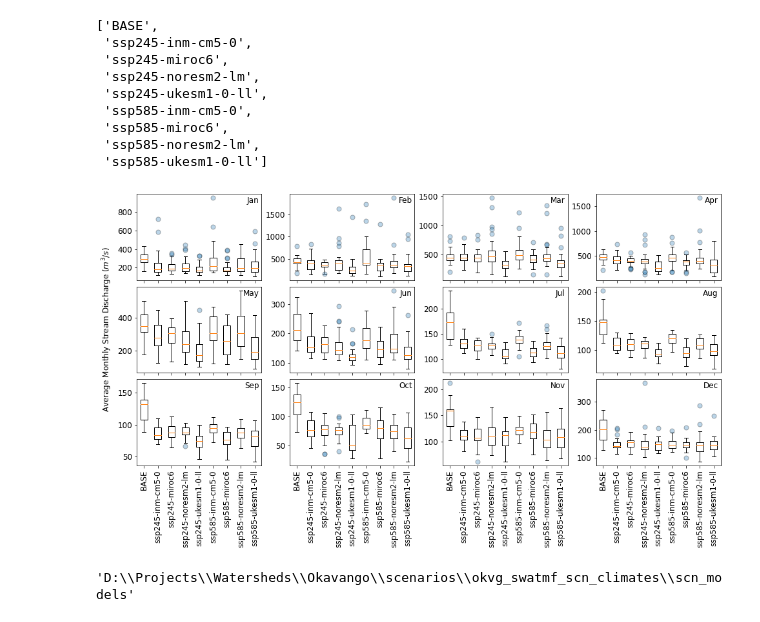
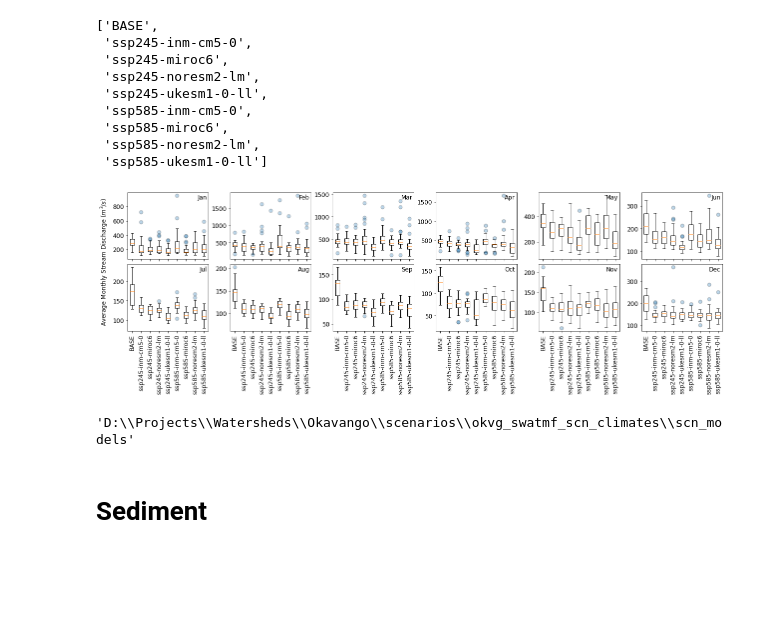
Before and after one commit to spark-brc/swatmf, a Jupyter notebook: okvg_031921_projected_str_sed.ipynb, the cells around one changed output. Saved outputs shown, nothing was run; the diff lists cells and outputs as text; code cells hidden in the pictures; blank space fills up the shorter version.

```diff
--- a/okvg_031921_projected_str_sed.ipynb
+++ b/okvg_031921_projected_str_sed.ipynb
@@ -165,18 +121,2 @@ plt.show()
 # %% [markdown]
 # Get monthly group
-# %%
-mbase_df = pd.DataFrame()
-for i in range(1, 13):
-    df = base_df[base_df.index.month == i]
-    index = [x for x in range(2003, 2020)]
-    df.index=index
-
-    df.rename(columns = {'base_240':'{}'.format(i)}, inplace = True)
-    mbase_df = pd.concat(
-        [mbase_df, df], axis=1,
-        # ignore_index=True
-        sort=False
-        )
-
-
-mbase_df
@@ -217,5 +122,0 @@ base_x
-# %%
-f, ax = plt.subplots()
-ax.boxplot(mbase_df.values)
-ax.tick_params(axis='both', labelsize=12)
-plt.show()
@@ -239,16 +122,0 @@ Length: 372, dtype: float64
-# %%
-s245_min_df = pd.DataFrame()
-for i in range(1, 13):
-    df = s245_min[s245_min.index.month == i]
-    index = [x for x in range(2020, 2051)]
-    df.index=index
-
-    df.name = i
-    s245_min_df = pd.concat(
-        [s245_min_df, df], axis=1,
-        # ignore_index=True
-        sort=False
-        )
-
-
-s245_min_df
@@ -273,5 +122,0 @@ s245_min_df
-# %%
-f, ax = plt.subplots()
-ax.boxplot(s245_min_df.values)
-ax.tick_params(axis='both', labelsize=12)
-plt.show()
@@ -357,7 +137,7 @@ xlabels
  'ssp585-ukesm1-0-ll']
 # %%
 # Boxplot
-f, axes = plt.subplots(3, 4, figsize=(14,8), sharex=True)
+f, axes = plt.subplots(2, 6, figsize=(18,6), sharex=True)
 ax1 = f.add_subplot(111, frameon=False)
 ax1.tick_params(labelcolor='none', top=False, bottom=False, left=False, right=False)
 month_names = ['Jan','Feb','Mar','Apr','May','Jun',
@@ -369,35 +149,37 @@ flierprops = dict(
                 marker='o', markerfacecolor='#1f77b4', markersize=7,
                 # linestyle='None',
                 # markeredgecolor='none',
                 alpha=0.3)
 for i, ax in enumerate(axes.flat):
     df_m = tot_df.loc[tot_df.index.month==i+1]
     data = [df_m[i].dropna() for i in df_m.columns]
     # df_m = df_m.dropna(ax)
 
     ax.boxplot(data, flierprops=flierprops)
 
 
     # ax.boxplot(df_m.values, flierprops=flierprops)
     ax.set_xticks([i+1 for i in range(9)])
     # ax.set_xticklabels(df_m.keys(), rotation=90)
     ax.set_xticklabels(xlabels, rotation=90)
     # ax.set_xticks(df_m.columns[::1])
     ax.set_title(
         month_names[i],
         horizontalalignment='right',
         x=0.98,
         y=0.85,
         fontsize=12
     )
     ax.tick_params(axis='both', labelsize=12)
 ax1.set_ylabel('Average Monthly Stream Discharge $(m^3/s)$', fontsize=12, labelpad=20)
 plt.tight_layout()
 plt.savefig(os.path.join(wd, 'projected_mstr.png'), dpi=300, bbox_inches="tight")
 plt.show()
 # %% [output]
-[figure, old version]
+[figure, new version]
 # %%
 wd
 # %% [output]
 'D:\\Projects\\Watersheds\\Okavango\\scenarios\\okvg_swatmf_scn_climates\\scn_models'
+# %% [markdown]
+# Sediment
```
Also changed, not shown: parts of 26 cells of this notebook.
